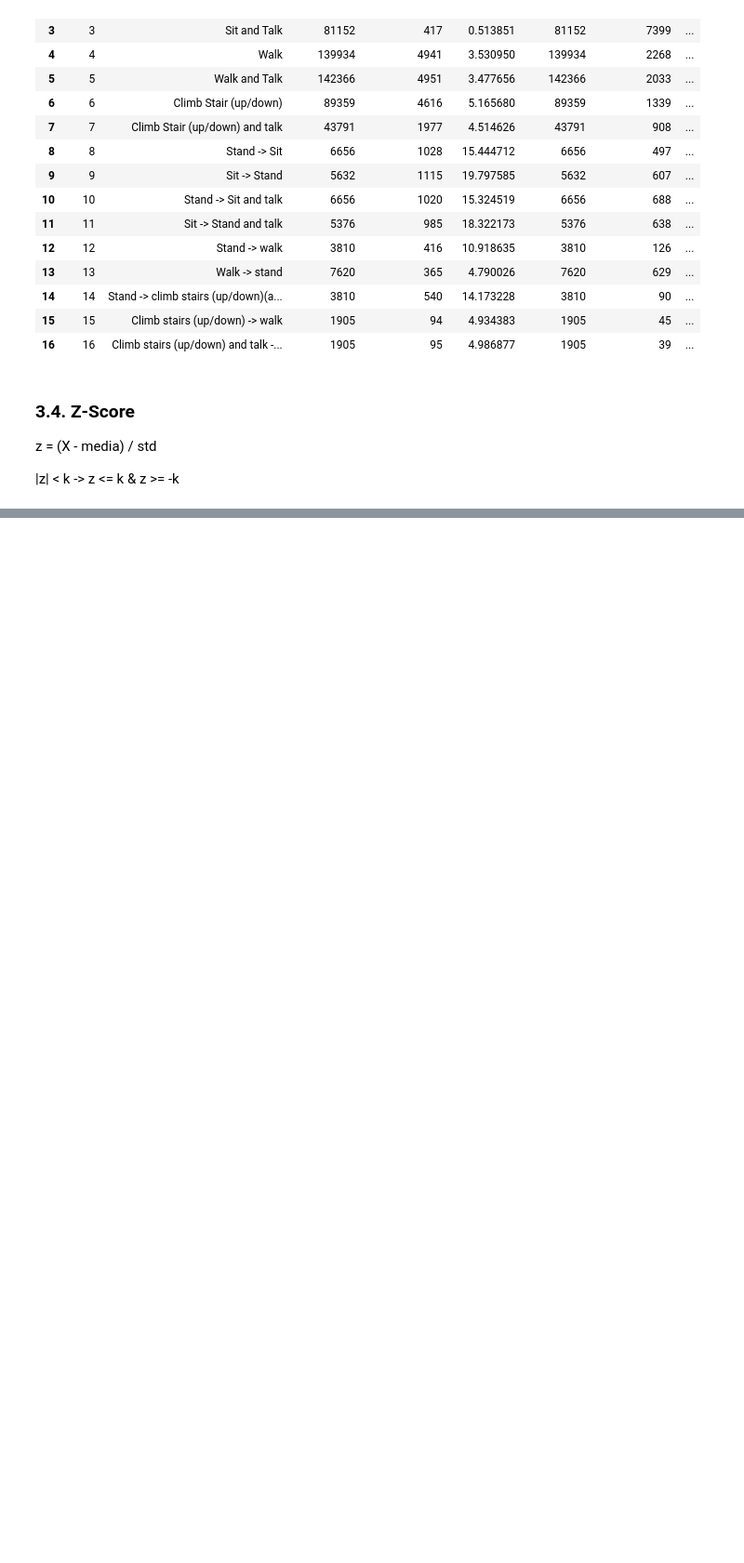
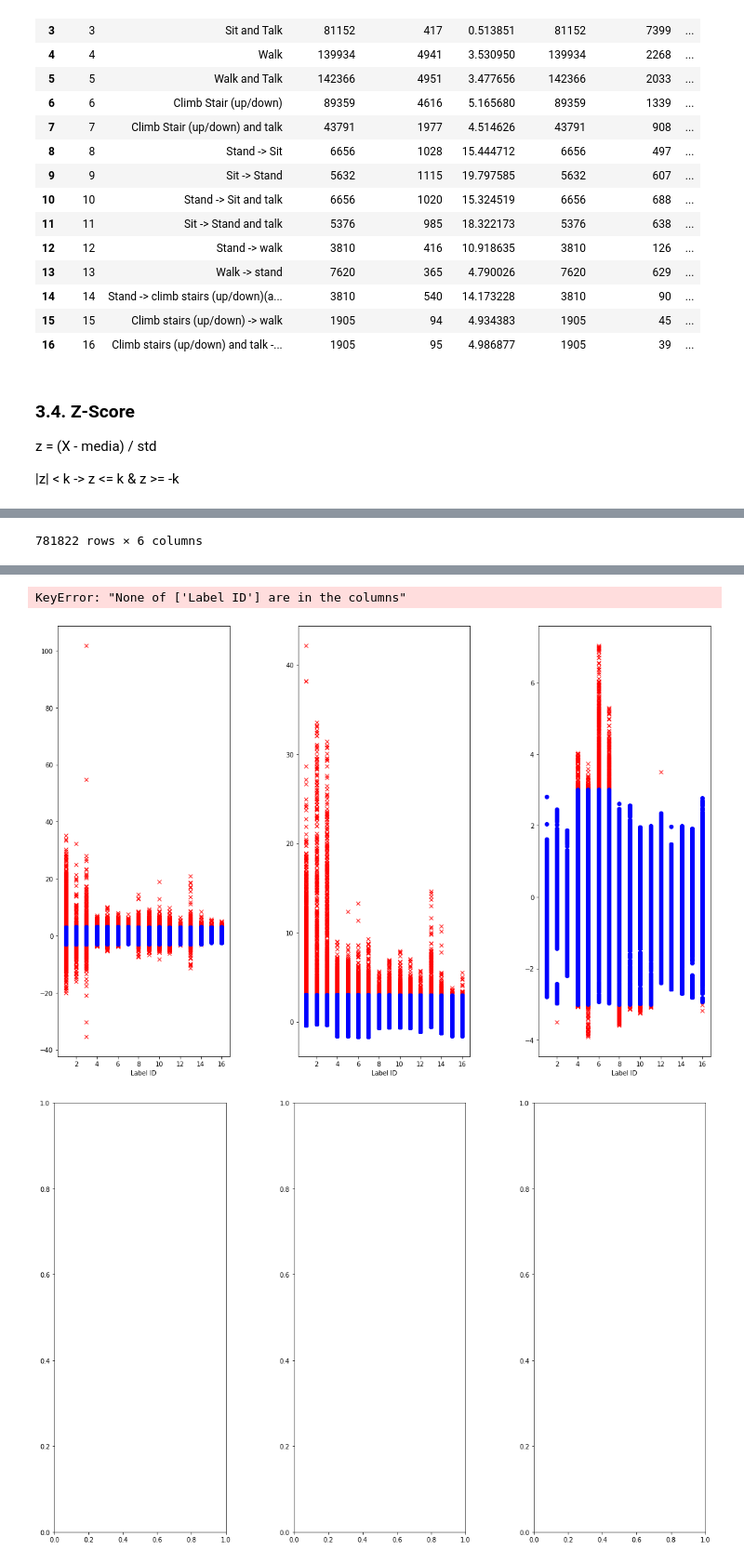
Before and after one commit to patii01/TCD-TP, a Jupyter notebook: code/mainActivity.ipynb, the cells around one changed output, grey strips where cells are left out. Shown at 93% size. Drawn from its saved outputs; the diff is of its cells as text; code cells hidden in the pictures; blank space fills up the shorter version.

```diff
--- a/code/mainActivity.ipynb
+++ b/code/mainActivity.ipynb
@@ -190,16 +176,32 @@ z = (X - media) / std
 
 |z| < k -> z <= k & z >= -k
 # %%
+mod_data = modulo(dataFrame)
+
 def z_score(activity, k):
     m = activity.mean()
     s = activity.std()
     z = (activity - m) / s
 
     out = z.loc[(z < -k) | (z > k)]
-    not_out = z.loc[(z <= k) & (z >= -k)]
+    not_out = z.loc[(z >= -k) & (z <= k)]
 
     return [out, not_out]
 
+def plotZscore(data, k):
+    fig, axes = plt.subplots(1,3, figsize=(15,10))
+    fig.tight_layout()
+    plt.subplots_adjust(wspace=0.4, hspace=0.4)
+    data.set_index('Label ID', inplace=True)
+    aux=1
+    for sensor in sensors:
+        plt.subplot(1,3,aux)
+        group = data.groupby('Label ID')[sensor]
+        for key, gp in group:
+            [out, not_out] = z_score(gp, k)
+            out.plot(legend=False, marker = 'x', color = 'red', linestyle = 'None')
+            not_out.plot(legend=False, marker = 'o', color = 'blue', linestyle = 'None')
+        aux +=1
 
 
 def zscore(mod_data, den, sensor):
@@ -227,4 +229,10 @@ def zscore(mod_data, den, sensor):
 
 
 zscore(mod_data, den, 'Acc')
+zscore(mod_data, den, 'Gyr')
+zscore(mod_data, den, 'Mag')
+
+plotZscore(mod_data, 3)
+plotZscore(mod_data, 3.5)
+plotZscore(mod_data, 4)
 # %% [output]
@@ -247,0 +251 @@ zscore(mod_data, den, 'Acc')
+781822 rows × 6 columns
@@ -247,0 +303,3 @@ zscore(mod_data, den, 'Acc')
+KeyError: "None of ['Label ID'] are in the columns"
+[figure, added]
+[figure, added]
```
Also changed, not shown: parts of 2 cells of this notebook.
